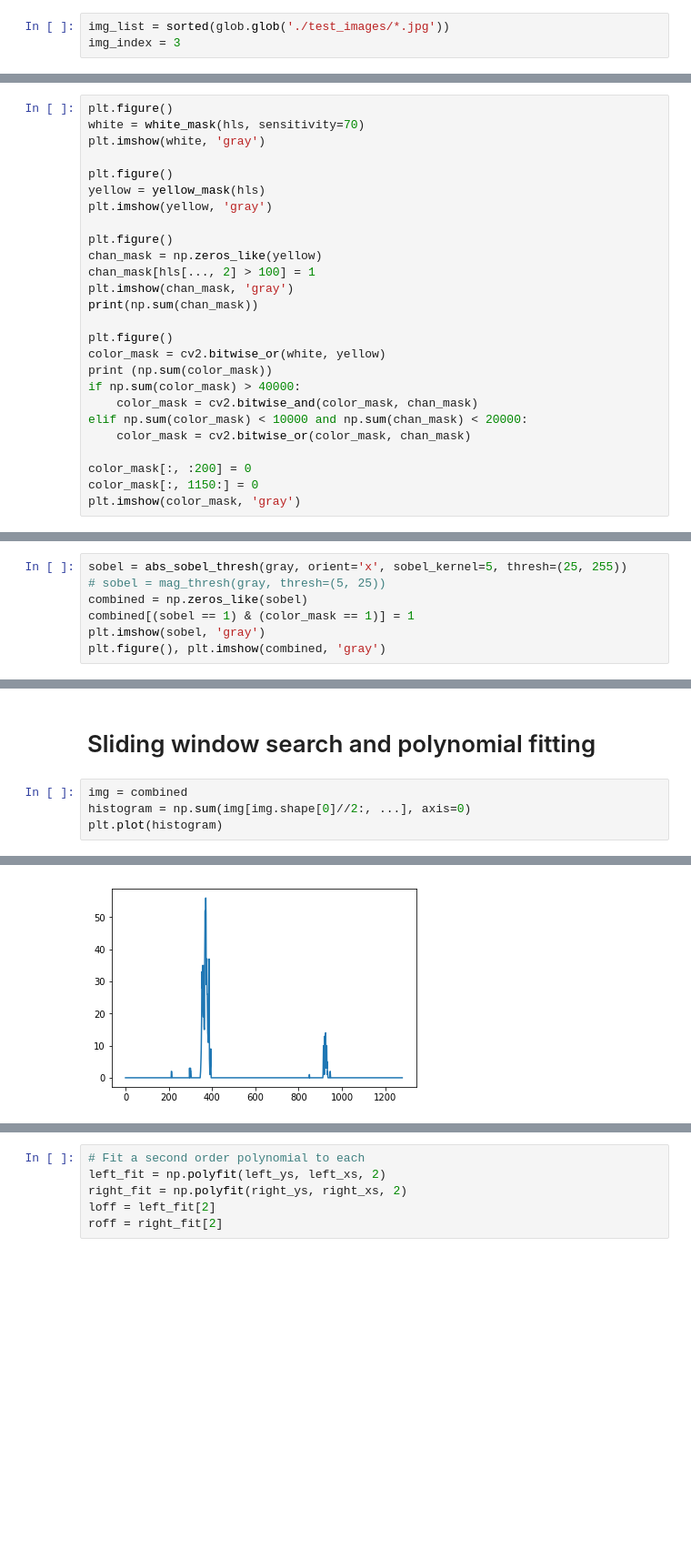
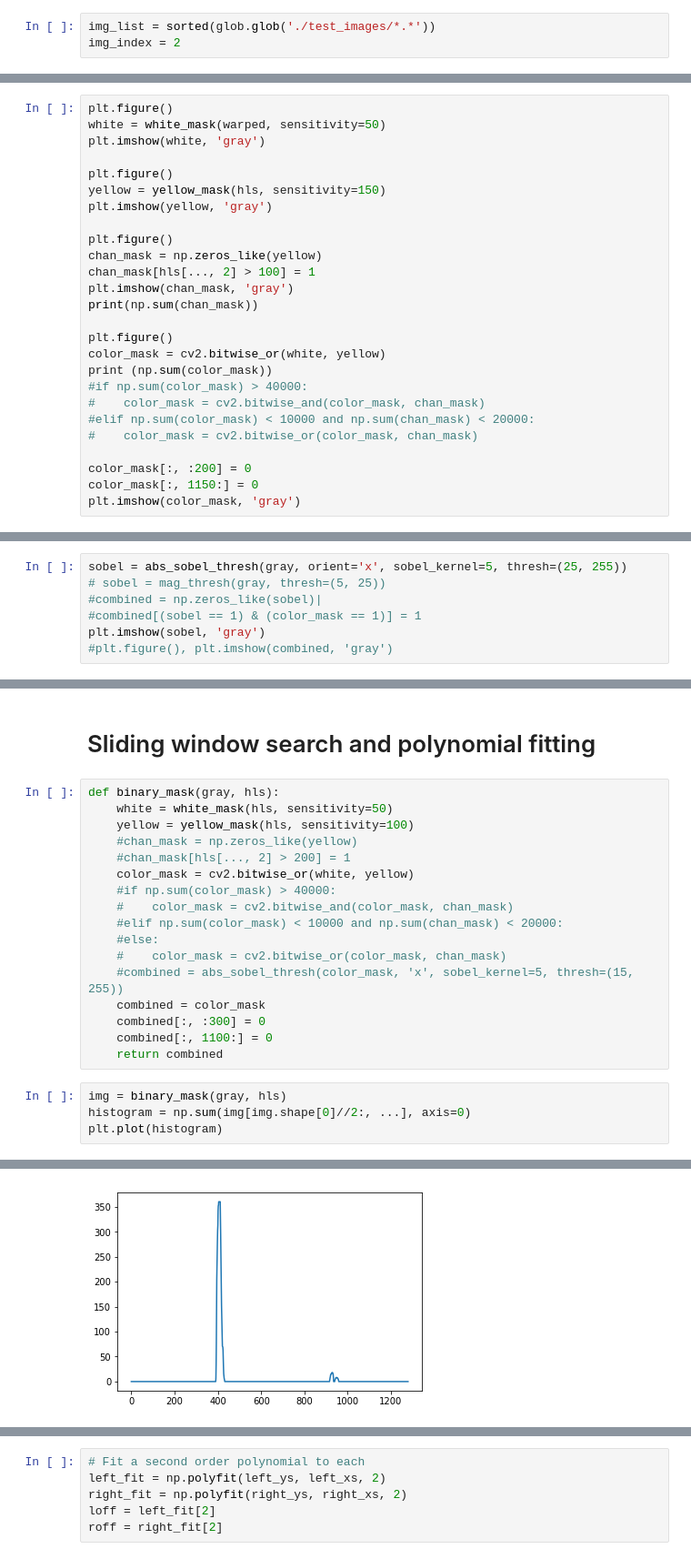
Before and after one commit to trivus/CarND-Advanced-Lane-Lines, a Jupyter notebook: advanced lane project.ipynb, the cells around one changed output, grey strips where cells are left out. Shown at 91% size. Saved outputs shown, nothing was run; the diff lists cells and outputs as text; blank space fills up the shorter version.

```diff
--- a/advanced lane project.ipynb
+++ b/advanced lane project.ipynb
@@ -42,8 +42,8 @@ ax2.imshow(dst)
 # Perspective transform
 Get bird's view of the road from camera image
 # %%
-img_list = sorted(glob.glob('./test_images/*.jpg'))
-img_index = 3
+img_list = sorted(glob.glob('./test_images/*.*'))
+img_index = 2
 # %%
 fig, (ax1, ax2, ax3) = plt.subplots(1,3, figsize=(15, 30))
 
@@ -86,11 +86,11 @@ for i in range(3):
 ## Add color masks to add robustness to handle challenge movies
 # %%
 plt.figure()
-white = white_mask(hls, sensitivity=70)
+white = white_mask(warped, sensitivity=50)
 plt.imshow(white, 'gray')
 
 plt.figure()
-yellow = yellow_mask(hls)
+yellow = yellow_mask(hls, sensitivity=150)
 plt.imshow(yellow, 'gray')
 
 plt.figure()
@@ -102,10 +102,10 @@ print(np.sum(chan_mask))
 plt.figure()
 color_mask = cv2.bitwise_or(white, yellow)
 print (np.sum(color_mask))
-if np.sum(color_mask) > 40000:
-    color_mask = cv2.bitwise_and(color_mask, chan_mask)
-elif np.sum(color_mask) < 10000 and np.sum(chan_mask) < 20000:
-    color_mask = cv2.bitwise_or(color_mask, chan_mask)
+#if np.sum(color_mask) > 40000:
+#    color_mask = cv2.bitwise_and(color_mask, chan_mask)
+#elif np.sum(color_mask) < 10000 and np.sum(chan_mask) < 20000:
+#    color_mask = cv2.bitwise_or(color_mask, chan_mask)
 
 color_mask[:, :200] = 0
 color_mask[:, 1150:] = 0
@@ -121,8 +121,8 @@ plt.imshow(color_mask, 'gray')
 # %%
 sobel = abs_sobel_thresh(gray, orient='x', sobel_kernel=5, thresh=(25, 255))
 # sobel = mag_thresh(gray, thresh=(5, 25))
-combined = np.zeros_like(sobel)
-combined[(sobel == 1) & (color_mask == 1)] = 1
+#combined = np.zeros_like(sobel)|
+#combined[(sobel == 1) & (color_mask == 1)] = 1
 plt.imshow(sobel, 'gray')
-plt.figure(), plt.imshow(combined, 'gray')
+#plt.figure(), plt.imshow(combined, 'gray')
 # %% [output]
@@ -133,11 +131,28 @@ plt.figure(), plt.imshow(combined, 'gray')
 # %% [markdown]
 # Sliding window search and polynomial fitting
+# %%
+def binary_mask(gray, hls):
+    white = white_mask(hls, sensitivity=50)
+    yellow = yellow_mask(hls, sensitivity=100)
+    #chan_mask = np.zeros_like(yellow)
+    #chan_mask[hls[..., 2] > 200] = 1
+    color_mask = cv2.bitwise_or(white, yellow)
+    #if np.sum(color_mask) > 40000:
+    #    color_mask = cv2.bitwise_and(color_mask, chan_mask)
+    #elif np.sum(color_mask) < 10000 and np.sum(chan_mask) < 20000:
+    #else:
+    #    color_mask = cv2.bitwise_or(color_mask, chan_mask)
+    #combined = abs_sobel_thresh(color_mask, 'x', sobel_kernel=5, thresh=(15, 255))
+    combined = color_mask
+    combined[:, :300] = 0
+    combined[:, 1100:] = 0
+    return combined
 # %%
-img = combined
+img = binary_mask(gray, hls)
 histogram = np.sum(img[img.shape[0]//2:, ...], axis=0)
 plt.plot(histogram)
 # %% [output]
 [<matplotlib.lines.Line2D at 0x...>]
-[figure, old version]
+[figure, new version]
 # %%
 midpoint = np.int(histogram.shape[0]/2)
```
Also changed, not shown: parts of 15 cells of this notebook, 17 other files.
